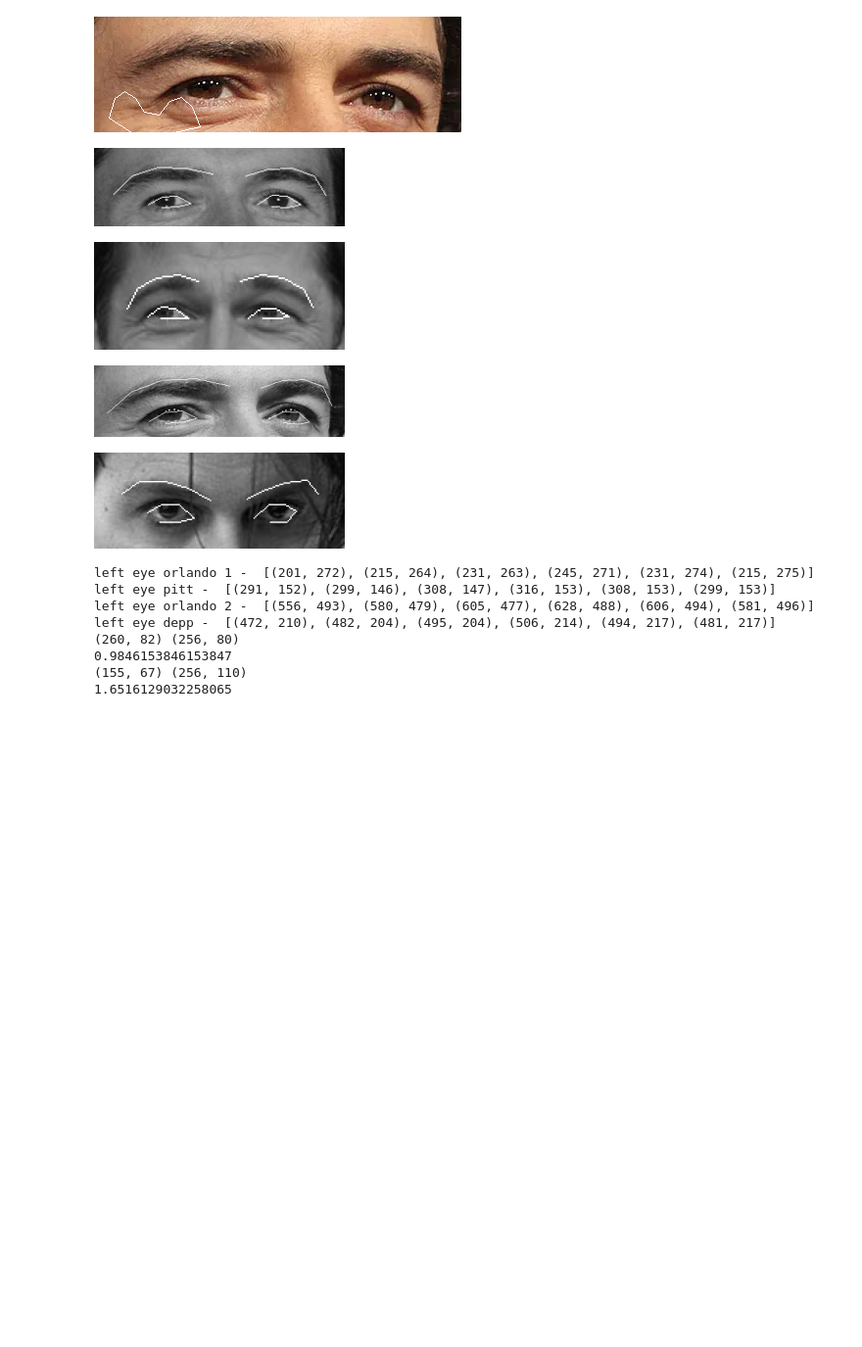
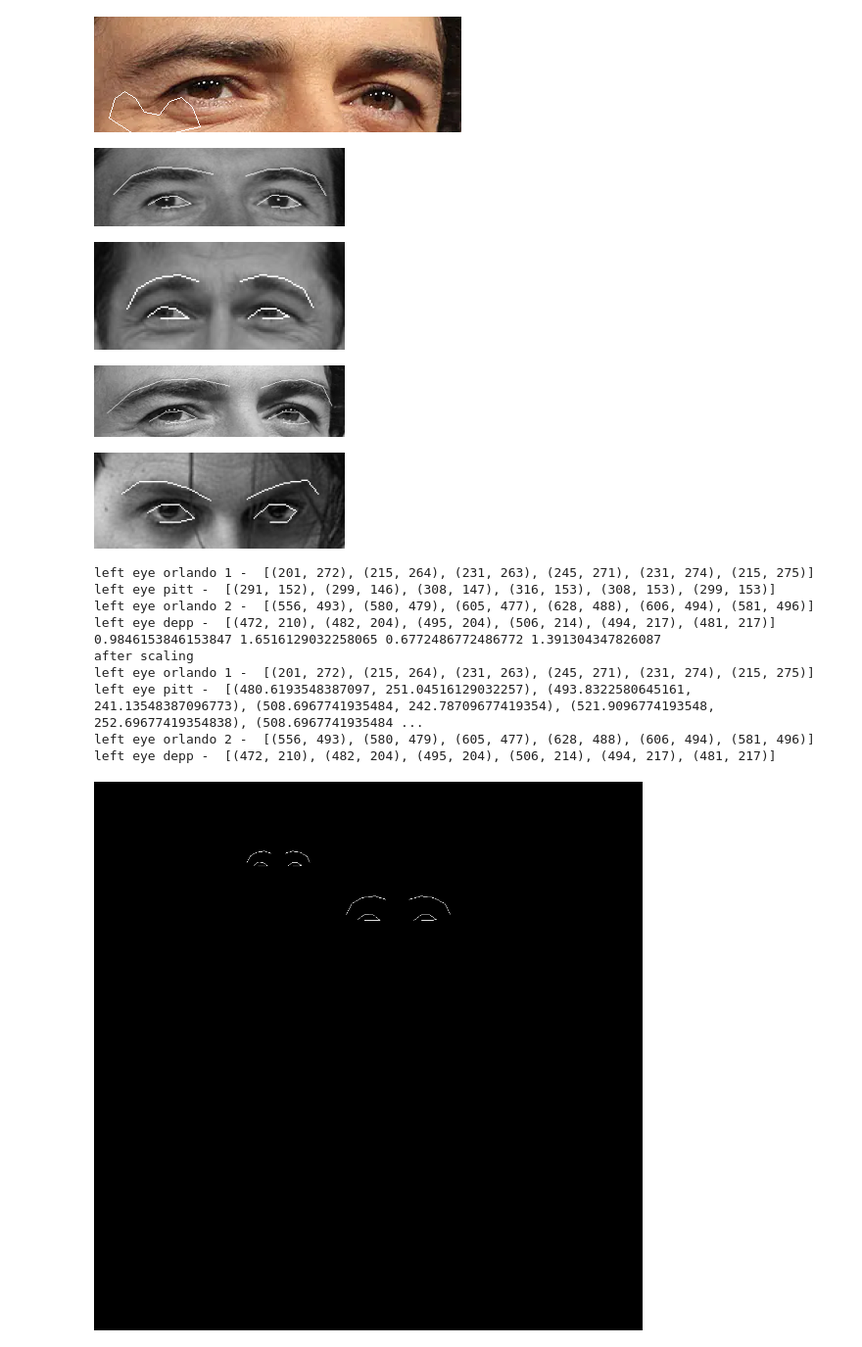
Before and after one commit to jowczar/Politechnika-Lodzka-Przetwarzanie-sygnalow-i-obrazow, a Jupyter notebook: main.ipynb, the cells around one changed output. Shown at 98% size. Drawn from its saved outputs; the diff is of its cells as text; code cells hidden in the pictures; blank space fills up the shorter version.

Commit message:
Scale landmark mask

```diff
--- a/main.ipynb
+++ b/main.ipynb
@@ -638,8 +638,11 @@ def resize_image(image):
 def get_resize_scale(pre_process, post_process):
     pre_width, pre_height = pre_process.size
     post_width, post_height = post_process.size
+    return post_width / pre_width
 
-    return post_width / pre_width
+def scale_landmarks(face_landmarks, scale):
+    return { feature: [ tuple([scale*coord for coord in point]) for point in points_list] for feature, points_list in face_landmarks.items() }
+
 
 # preprocessing image - turn to grayscale & rotate so eyes are in straight line
 
@@ -710,38 +713,54 @@ print('left eye orlando 1 - ', face_landmarks_orlando_1['left_eye'])
 print('left eye pitt - ', face_landmarks_pitt['left_eye'])
 print('left eye orlando 2 - ', face_landmarks_orlando_2['left_eye'])
 print('left eye depp - ', face_landmarks_depp['left_eye'])
 
+scale_orlando_1 = get_resize_scale(eyes_orlando_1, resized_eyes_orlando_1)
+scale_pitt = get_resize_scale(eyes_pitt, resized_eyes_pitt)
+scale_orlando_2 = get_resize_scale(eyes_orlando_2, resized_eyes_orlando_2)
+scale_depp = get_resize_scale(eyes_depp, resized_eyes_depp)
 
-print(eyes_orlando_1.size, resized_eyes_orlando_1.size)
-print(get_resize_scale(eyes_orlando_1, resized_eyes_orlando_1))
+print(scale_orlando_1, scale_pitt, scale_orlando_2, scale_depp)
 
-print(eyes_pitt.size, resized_eyes_pitt.size)
-print(get_resize_scale(eyes_pitt, resized_eyes_pitt))
+rescaled_face_landmarks_pitt = scale_landmarks(face_landmarks_pitt, scale_pitt)
+
+print('after scaling')
+print('left eye orlando 1 - ', face_landmarks_orlando_1['left_eye'])
+print('left eye pitt - ', rescaled_face_landmarks_pitt['left_eye'])
+print('left eye orlando 2 - ', face_landmarks_orlando_2['left_eye'])
+print('left eye depp - ', face_landmarks_depp['left_eye'])
+
+black_board = Image.new('RGB', (1000, 1000), 'black')
+drawing = draw_landmarks(face_landmarks_pitt, np.array(black_board))
+drawing = draw_landmarks(rescaled_face_landmarks_pitt, np.array(drawing))
+display(drawing)
 
 # orlando_distances = distance.cdist(face_landmarks_orlando_1['left_eye'], face_landmarks_orlando_1['left_eye'], 'euclidean')
 # orlando2_distances = distance.cdist(face_landmarks_orlando_2['left_eye'], face_landmarks_orlando_2['left_eye'], 'euclidean')
 # depp_distances = distance.cdist(face_landmarks_depp['left_eye'], face_landmarks_depp['left_eye'], 'euclidean')
 # print(sum(orlando_distances - orlando2_distances))
 # print(sum(orlando_distances - depp_distances))
 # print(orlando2_distances)
 # print(depp_distances)
 
 # print(np.linalg.norm(orlando_distances - depp_distances, axis=1))
 
 # comparing feature vectors using euclidean distance
 
 
 #============================ koniec JO
 # %% [output]
 [figure]
 [figure]
 [figure]
 [figure]
 left eye orlando 1 -  [(201, 272), (215, 264), (231, 263), (245, 271), (231, 274), (215, 275)]
 left eye pitt -  [(291, 152), (299, 146), (308, 147), (316, 153), (308, 153), (299, 153)]
 left eye orlando 2 -  [(556, 493), (580, 479), (605, 477), (628, 488), (606, 494), (581, 496)]
 left eye depp -  [(472, 210), (482, 204), (495, 204), (506, 214), (494, 217), (481, 217)]
-(260, 82) (256, 80)
-0.9846153846153847
-(155, 67) (256, 110)
-1.6516129032258065
+0.9846153846153847 1.6516129032258065 0.6772486772486772 1.391304347826087
+after scaling
+left eye orlando 1 -  [(201, 272), (215, 264), (231, 263), (245, 271), (231, 274), (215, 275)]
+left eye pitt -  [(480.6193548387097, 251.04516129032257), (493.8322580645161, 241.13548387096773), (508.6967741935484, 242.78709677419354), (521.9096774193548, 252.69677419354838), (508.6967741935484 ...
+left eye orlando 2 -  [(556, 493), (580, 479), (605, 477), (628, 488), (606, 494), (581, 496)]
+left eye depp -  [(472, 210), (482, 204), (495, 204), (506, 214), (494, 217), (481, 217)]
+[figure, added]
```
